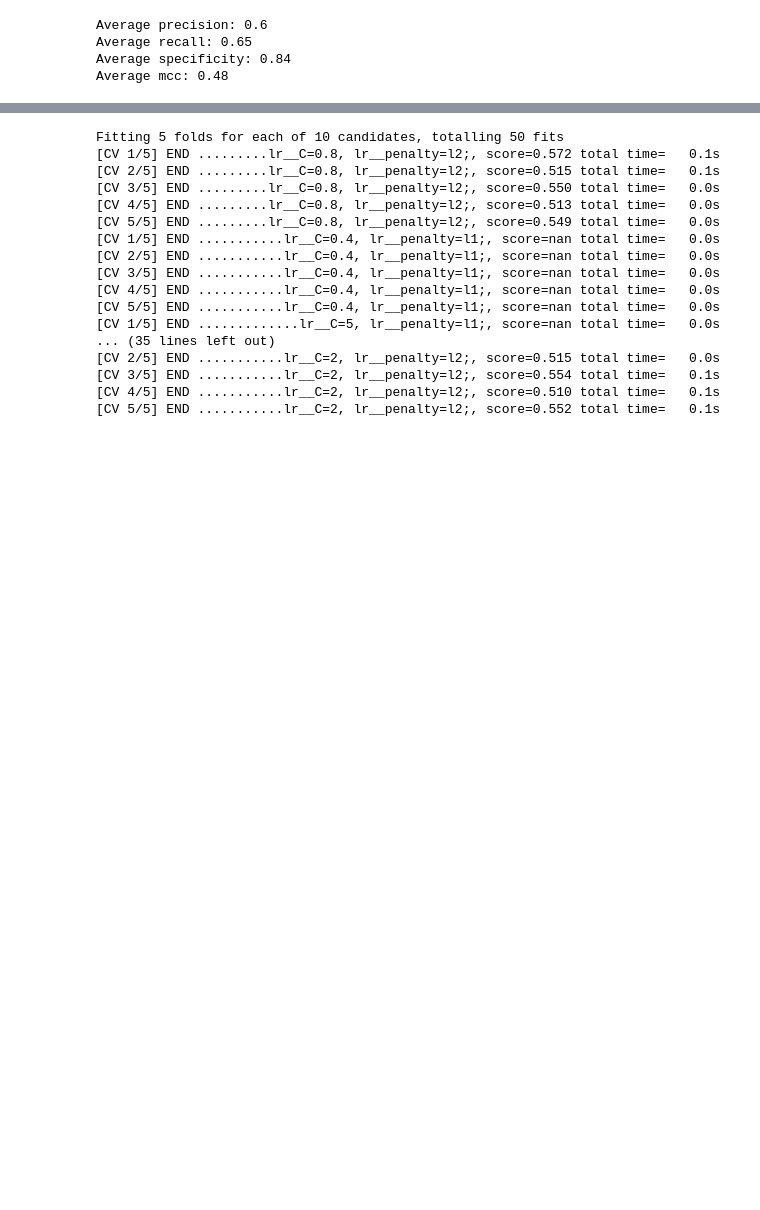
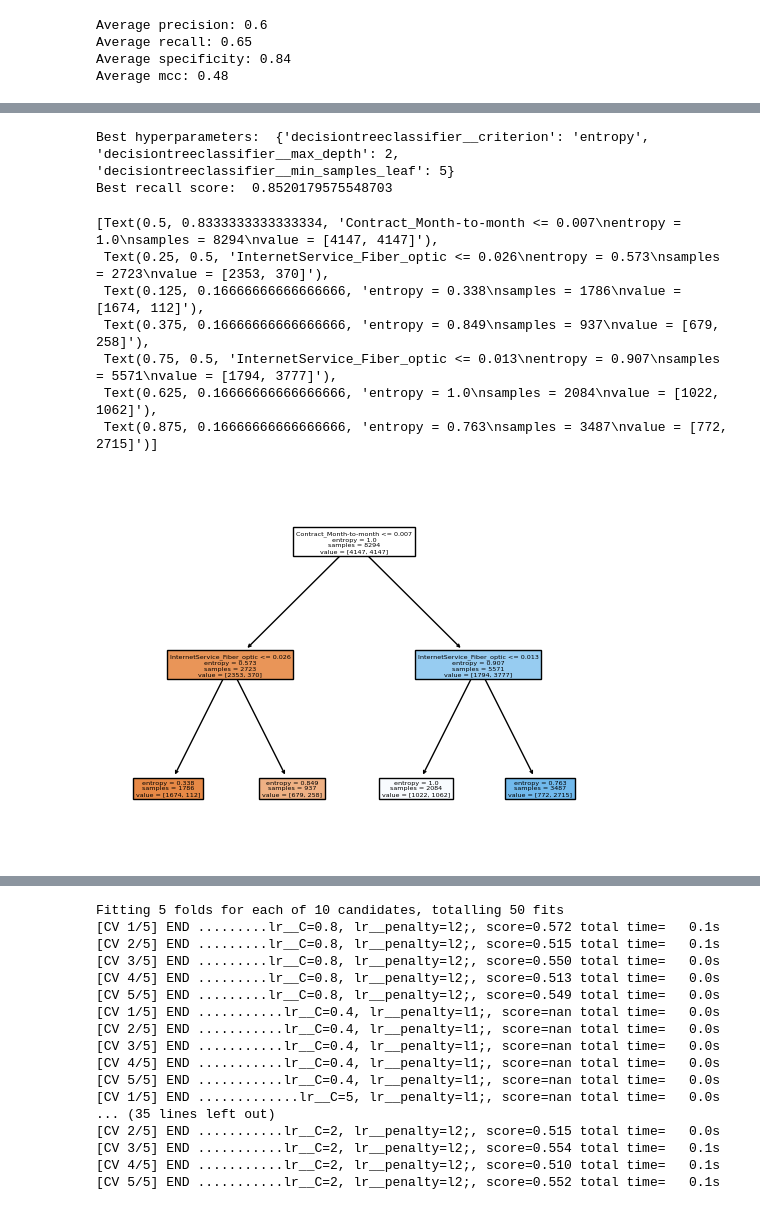
Before and after one commit to mikolajhilgert/jads-ml-project, a Jupyter notebook: notebooks/Modelling.ipynb, the cells around one changed output, grey strips where cells are left out. Cells and saved outputs as stored; diff of their text form; code cells hidden in the pictures; blank space fills up the shorter version.

Commit message:
Updated New Modelling Notebook

```diff
--- a/notebooks/Modelling.ipynb
+++ b/notebooks/Modelling.ipynb
@@ -783,0 +908,52 @@ Average mcc: 0.47
+# %%
+from sklearn.pipeline import Pipeline
+from sklearn.model_selection import GridSearchCV
+from sklearn.preprocessing import MinMaxScaler
+from sklearn.tree import DecisionTreeClassifier, export_graphviz
+from sklearn.model_selection import StratifiedKFold
+from imblearn.pipeline import make_pipeline
+from imblearn.over_sampling import SMOTE
+import graphviz
+
+# Define the pipeline and the parameter grid
+params = {
+    'decisiontreeclassifier__max_depth': [2, 3, 5, 10, 20],
+    'decisiontreeclassifier__min_samples_leaf': [5, 10, 20, 50, 100],
+    'decisiontreeclassifier__criterion': ["gini", "entropy"]
+}
+
+k = 10
+cv = StratifiedKFold(n_splits=k)
+
+mms = MinMaxScaler()
+sm = SMOTE(sampling_strategy=1, random_state=42)
+decision_tree = DecisionTreeClassifier(random_state=42)
+
+pipeline = make_pipeline(mms, sm, decision_tree)
+
+# Perform grid search to find the best hyperparameters
+grid_search = GridSearchCV(pipeline, params, cv=cv, scoring='recall')
+grid_search.fit(X_train, y_train)
+
+# Print the best hyperparameters and the corresponding score
+print("Best hyperparameters: ", grid_search.best_params_)
+print("Best recall score: ", grid_search.best_score_)
+
+from sklearn.tree import plot_tree
+
+# access the best estimator from GridSearchCV
+best_tree = grid_search.best_estimator_.named_steps['decisiontreeclassifier']
+
+# plot the decision tree
+plot_tree(best_tree, feature_names=X_train.columns, filled=True)
+# %% [output]
+Best hyperparameters:  {'decisiontreeclassifier__criterion': 'entropy', 'decisiontreeclassifier__max_depth': 2, 'decisiontreeclassifier__min_samples_leaf': 5}
+Best recall score:  0.8520179575548703
+[Text(0.5, 0.8333333333333334, 'Contract_Month-to-month <= 0.007\nentropy = 1.0\nsamples = 8294\nvalue = [4147, 4147]'),
+ Text(0.25, 0.5, 'InternetService_Fiber_optic <= 0.026\nentropy = 0.573\nsamples = 2723\nvalue = [2353, 370]'),
+ Text(0.125, 0.16666666666666666, 'entropy = 0.338\nsamples = 1786\nvalue = [1674, 112]'),
+ Text(0.375, 0.16666666666666666, 'entropy = 0.849\nsamples = 937\nvalue = [679, 258]'),
+ Text(0.75, 0.5, 'InternetService_Fiber_optic <= 0.013\nentropy = 0.907\nsamples = 5571\nvalue = [1794, 3777]'),
+ Text(0.625, 0.16666666666666666, 'entropy = 1.0\nsamples = 2084\nvalue = [1022, 1062]'),
+ Text(0.875, 0.16666666666666666, 'entropy = 0.763\nsamples = 3487\nvalue = [772, 2715]')]
+[figure, added]
```
Also changed, not shown: parts of 13 cells of this notebook, 6 other files.
